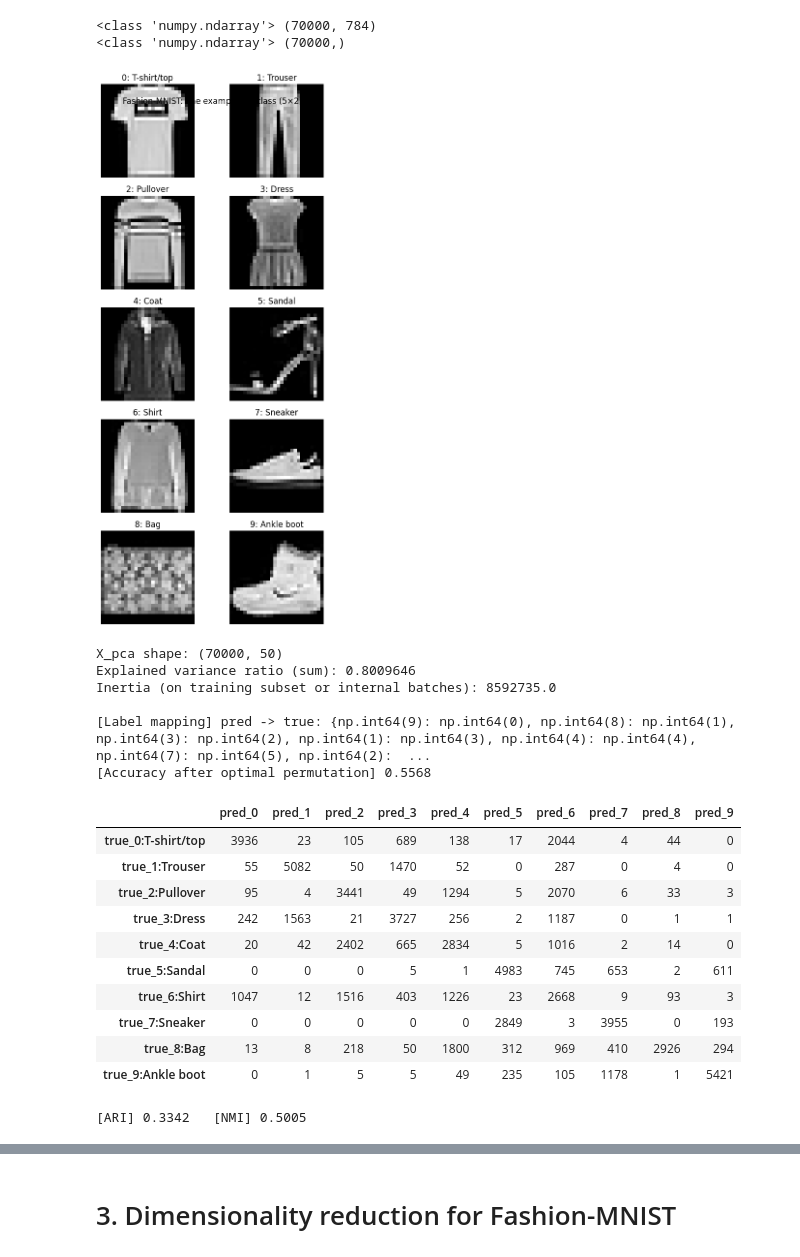
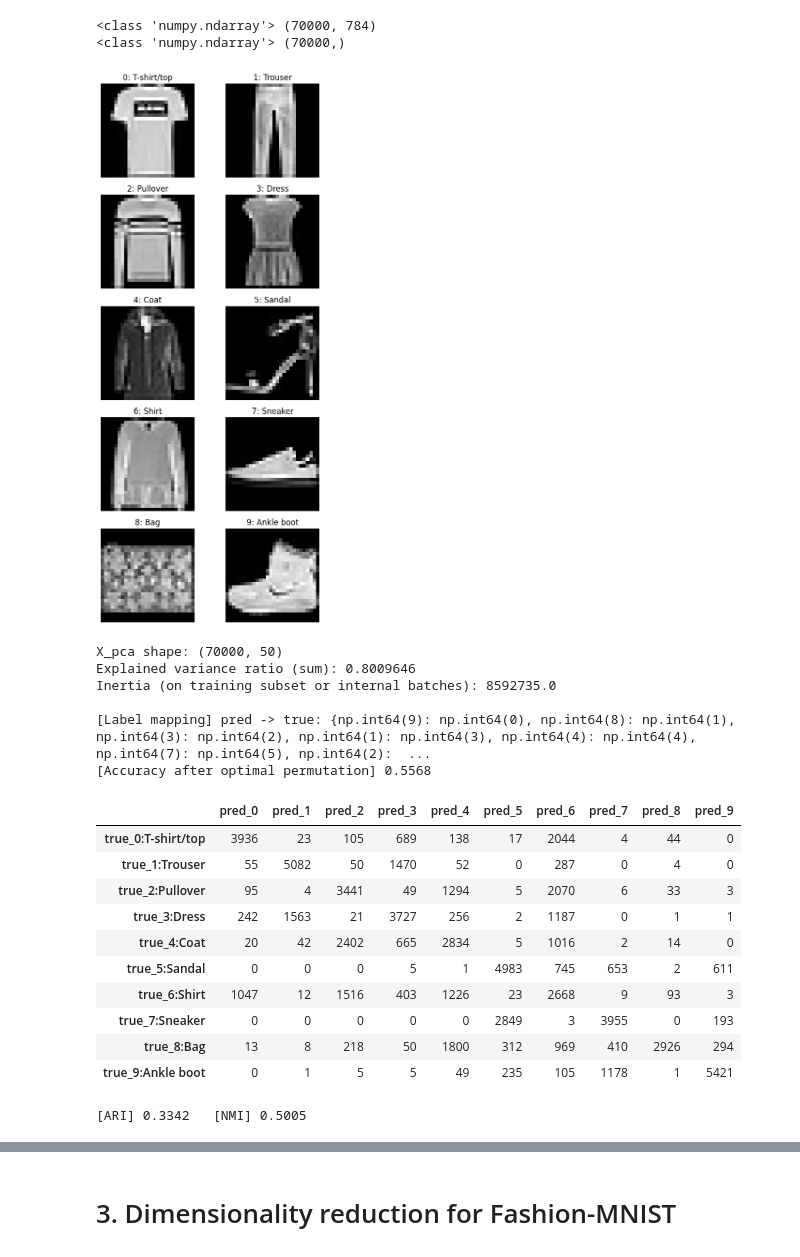
Before and after one commit to Haoqing2001/Math-5750-Project2, a Jupyter notebook: project2.ipynb, the cells around one changed output, grey strips where cells are left out. Saved outputs shown, nothing was run; the diff lists cells and outputs as text; code cells hidden in the pictures.

```diff
--- a/project2.ipynb
+++ b/project2.ipynb
@@ -68,27 +68,22 @@ labels_remapped = np.vectorize(lambda p: pred_to_true[p])(labels_pred)
 confusion1_aligned = confusion_matrix(y_true, labels_remapped)
 acc = accuracy_score(y_true, labels_remapped)
 
-print("\n[Label mapping] pred -> true:", pred_to_true)
-print(f"[Clustering accuracy after optimal permutation] {acc:.4f}")
-
-df_conf = pd.DataFrame(confusion1_aligned,
-                       index=[f"true_{i}" for i in range(k)],
-                       columns=[f"pred_{i}" for i in range(k)])
+df_conf = pd.DataFrame(confusion1_aligned,index=[f"true_{i}" for i in range(k)],columns=[f"pred_{i}" for i in range(k)])
 display(df_conf)
 
 # ========== elbow analysis ==========
-ks = list(range(1, 8 + 1))
+k_values = list(range(1, 8 + 1))
 inertias = []
-for kk in ks:
-    km = KMeans(n_clusters=kk, n_init=10, random_state=1).fit(X)
+for k_current in k_values:
+    km = KMeans(n_clusters=k_current, n_init=10, random_state=1).fit(X)
     inertias.append(km.inertia_)
 
 plt.figure(figsize=(7, 5))
-plt.plot(ks, inertias, marker='o')
-plt.title("Elbow Analysis: Inertia vs k")
-plt.xlabel("k (number of clusters)")
-plt.ylabel("KMeans Inertia")
-plt.xticks(ks)
+plt.plot(k_values, inertias, marker='o')
+plt.title("Elbow Method for k-means on make_blobs")
+plt.xlabel("number of clusters k")
+plt.ylabel("Inertia")
+plt.xticks(k_values)
 plt.show()
 # %% [output]
 [Result] Smallest KMeans inertia (k=5): 924.3160
@@ -132,27 +122,22 @@ CLASS_NAMES = [
     "Sandal","Shirt","Sneaker","Bag","Ankle boot"
 ]
 
-# 找到每个类别的一个样本索引
-examples_idx = []
+# get all types
+samples = [] # set an array
 for label in range(10):
-    idx = np.where(y == label)[0][0]  # 取该类第一个出现的位置
-    examples_idx.append(idx)
+    idx = np.where(y == label)[0][0]  # get the first of each type
+    samples.append(idx)
 
+# draw the graphs
 fig, axes = plt.subplots(5, 2, figsize=(6, 12))
 for k, ax in enumerate(axes.ravel()):
-    img = X[examples_idx[k]].reshape(28, 28)
+    img = X[samples[k]].reshape(28, 28)
     ax.imshow(img, cmap="gray")
     ax.set_title(f"{k}: {CLASS_NAMES[k]}")
     ax.axis("off")
-plt.suptitle("Fashion-MNIST: one example per class (5×2)", y=0.92)
 plt.tight_layout()
 plt.show()
 
-# =========================
-# 1) 预处理：缩放 + PCA 降维
-# =========================
-from sklearn.preprocessing import StandardScaler
-from sklearn.decomposition import PCA
 
 # (可选) 把像素缩放到 [0,1]，再做标准化更稳定
 X01 = X.astype(np.float32) / 255.0
@@ -236,34 +221,34 @@ df_conf = pd.DataFrame(
 display(df_conf)
 
 # 置换不变指标（不需要对齐标签）
 ari = adjusted_rand_score(y, labels_pred)
 nmi = normalized_mutual_info_score(y, labels_pred)
 print("[ARI] {:.4f}   [NMI] {:.4f}".format(ari, nmi))
 
 # =========================
 # 4) 可视化：PCA 到 2D（仅采样画图，避免 7 万点太挤）
 # =========================
 pca_vis = PCA(n_components=2, random_state=1)
 X_vis = pca_vis.fit_transform(X_scaled).astype(np.float32)
 
 # 抽样一部分点画散点图（如 5000）
 PLOT_N = 5000
 plot_idx = rng.choice(X_vis.shape[0], size=min(PLOT_N, X_vis.shape[0]), replace=False)
 
 # 把“50 维中心”先还原到 scaled 空间，再投到 2D 方便一起画
 centers_scaled = pca.inverse_transform(centers_pca).astype(np.float32)
 centers_vis = pca_vis.transform(centers_scaled).astype(np.float32)
 
 plt.figure(figsize=(7, 6))
 plt.scatter(X_vis[plot_idx, 0], X_vis[plot_idx, 1],
             c=labels_pred[plot_idx], s=5, alpha=0.6)
 plt.scatter(centers_vis[:, 0], centers_vis[:, 1],
             marker='X', s=200, edgecolor='k', linewidth=1.0)
 plt.title("Fashion-MNIST clusters via PCA(2D)\n(points colored by predicted cluster; X = cluster centers)")
 plt.xlabel("PC1"); plt.ylabel("PC2")
 plt.show()
 # %% [output]
-[figure, old version]
+[figure, new version]
 X_pca shape: (70000, 50)
 Explained variance ratio (sum): 0.8009646
 Inertia (on training subset or internal batches): 8592735.0
```
Also changed, not shown: parts of 2 cells of this notebook.
